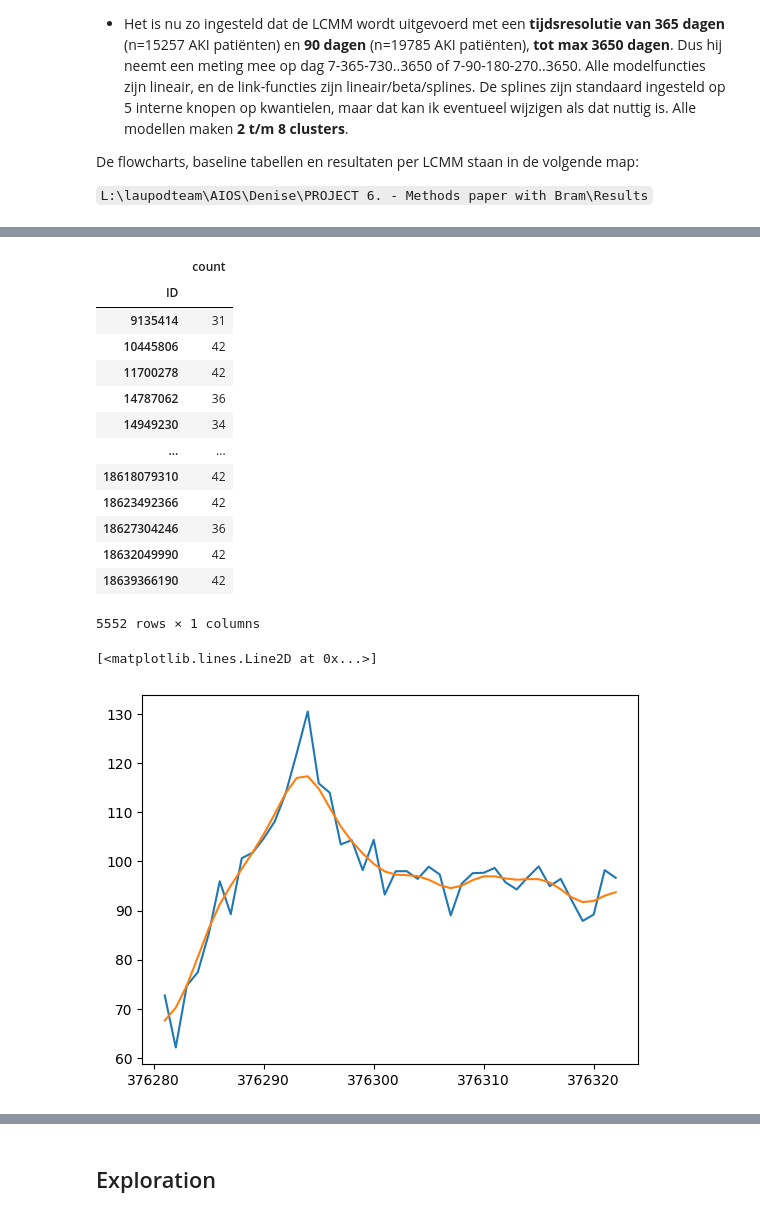
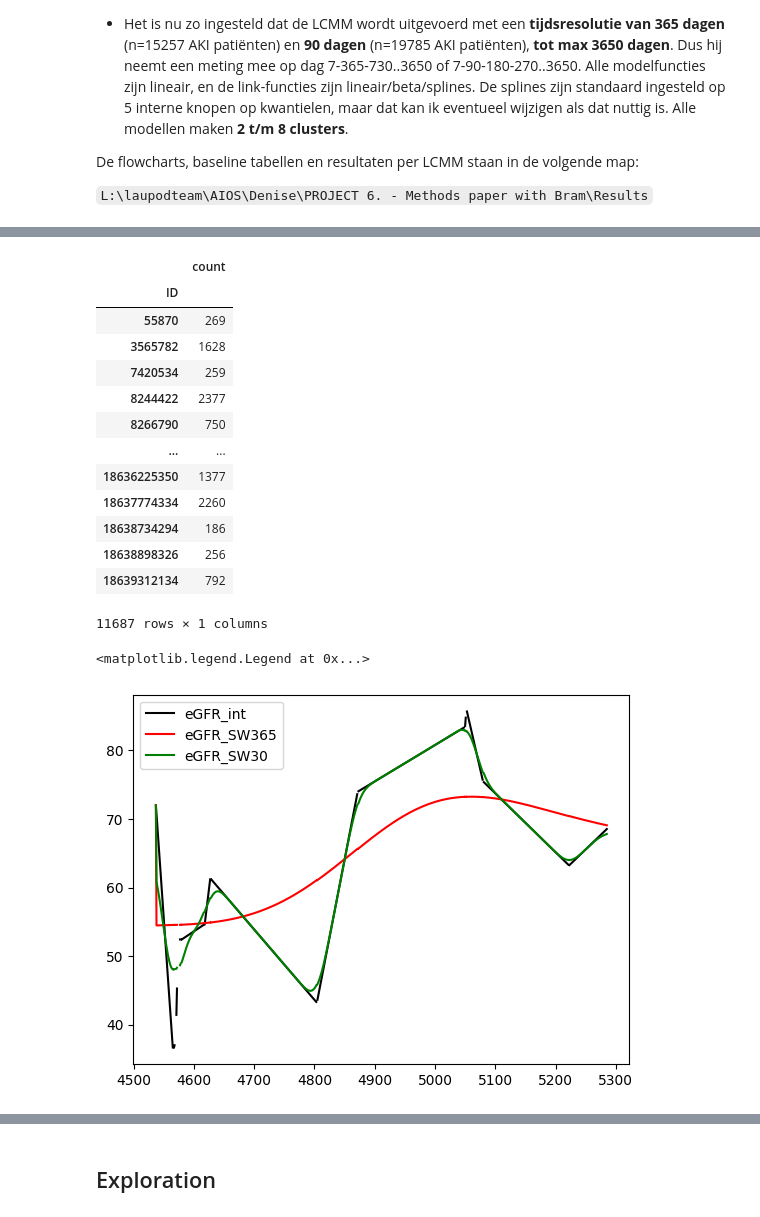
Before and after one commit to bramiozo/TimEx, a Jupyter notebook: sandbox/clustering_AKI_crossectional.ipynb, the cells around one changed output, grey strips where cells are left out. Cells and saved outputs as stored; diff of their text form; code cells hidden in the pictures.

```diff
--- a/sandbox/clustering_AKI_crossectional.ipynb
+++ b/sandbox/clustering_AKI_crossectional.ipynb
@@ -87,2 +81,2 @@ os.listdir('.')
 # %%
-ts_data = pd.read_parquet("data_preparation_DV_final_for_LCMM_19785AKIpatients_FU7-3650d_SW365d_TR90d_13032025.parquet")
+ts_data = pd.read_parquet(os.path.join(AKI_PATH, 'cleaned_DV_LCMM_data.parquet'))
@@ -89,4 +92,4 @@ ts_data = pd.read_parquet("data_preparation_DV_final_for_LCMM_19785AKIpatients_F
 # %%
-ts_data = ts_data.rename(columns={"Time_since_index_AKI_days": "Time_days"})
+ts_data = ts_data.rename(columns={"Time_since_index_FU_days": "Time_days"})
 # %%
 ts_data.ID = ts_data.ID.astype('int64')
@@ -92,0 +112,4 @@ ts_data.ID = ts_data.ID.astype('int64')
+# %%
+# We want a minimum of 2 time points to do any kind of time series analysis
+counts = ts_data.groupby('ID').size()
+ts_data =  ts_data.loc[ts_data.ID.isin(counts[counts>=2].index)]
@@ -104,22 +132,25 @@ patient_cardinality.loc[patient_cardinality['count']>30]
 # %% [output]
 |  | count |
 | ID |  |
-| 9135414 | 31 |
-| 10445806 | 42 |
-| 11700278 | 42 |
-| 14787062 | 36 |
-| 14949230 | 34 |
+| 55870 | 269 |
+| 3565782 | 1628 |
+| 7420534 | 259 |
+| 8244422 | 2377 |
+| 8266790 | 750 |
 | ... | ... |
-| 18618079310 | 42 |
-| 18623492366 | 42 |
-| 18627304246 | 36 |
-| 18632049990 | 42 |
-| 18639366190 | 42 |
+| 18636225350 | 1377 |
+| 18637774334 | 2260 |
+| 18638734294 | 186 |
+| 18638898326 | 256 |
+| 18639312134 | 792 |
-5552 rows × 1 columns
+11687 rows × 1 columns
 # %%
-_id = 18639366190
-plt.plot(ts_data.loc[ts_data.ID==_id, 'eGFR_int'])
-plt.plot(ts_data.loc[ts_data.ID==_id, 'eGFR_SW365'])
+_id = 8266790
+plt.plot(ts_data.loc[ts_data.ID==_id, 'eGFR_int'], color='black')
+plt.plot(ts_data.loc[ts_data.ID==_id, 'eGFR_SW365'], color='red')
+plt.plot(ts_data.loc[ts_data.ID==_id, 'eGFR_SW30'], color='green')
+
+plt.legend(['eGFR_int', 'eGFR_SW365', 'eGFR_SW30'])
 # %% [output]
-[<matplotlib.lines.Line2D at 0x...>]
+<matplotlib.legend.Legend at 0x...>
-[figure, old version]
+[figure, new version]
```
Also changed, not shown: parts of 9 cells of this notebook, 2 other files.
